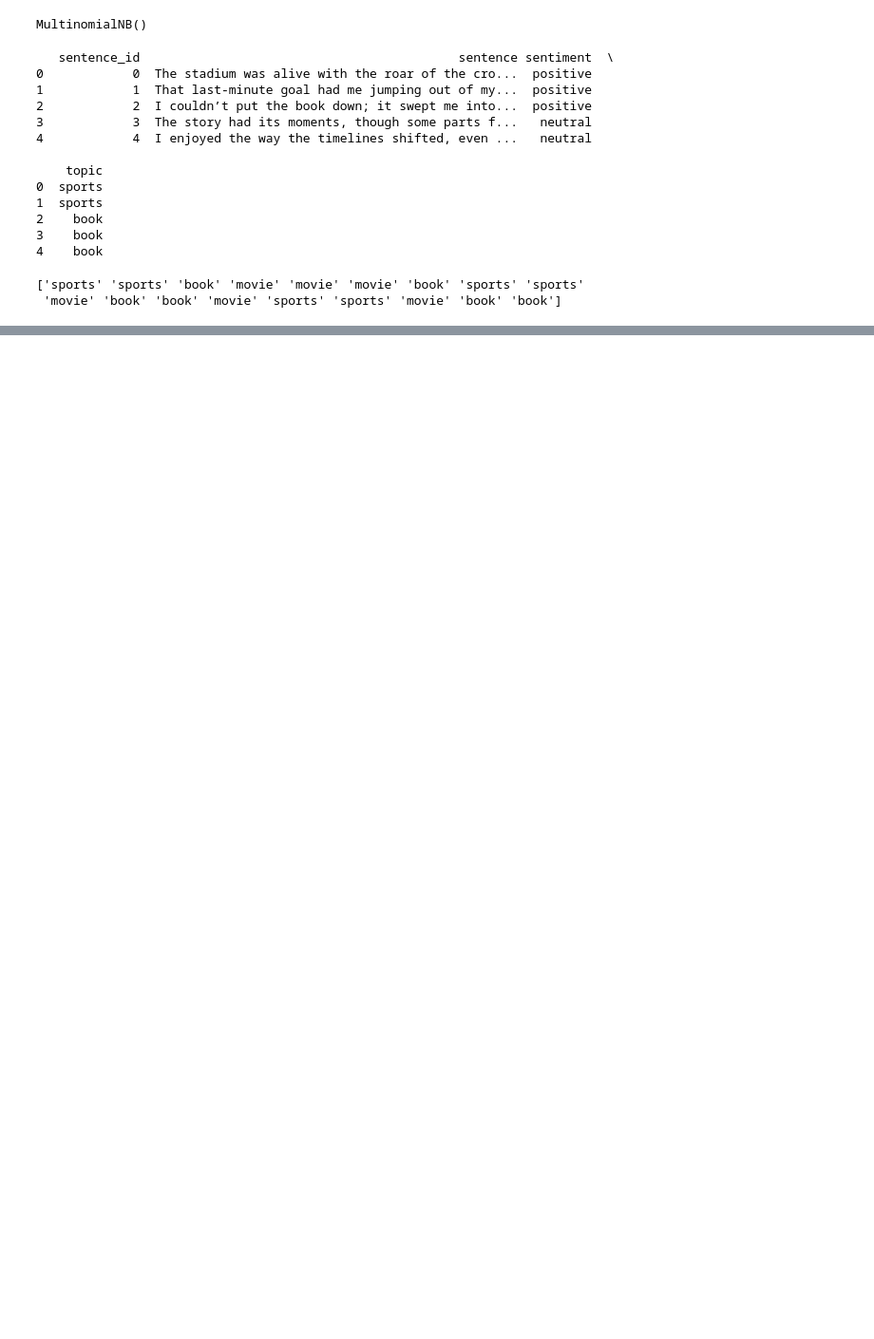
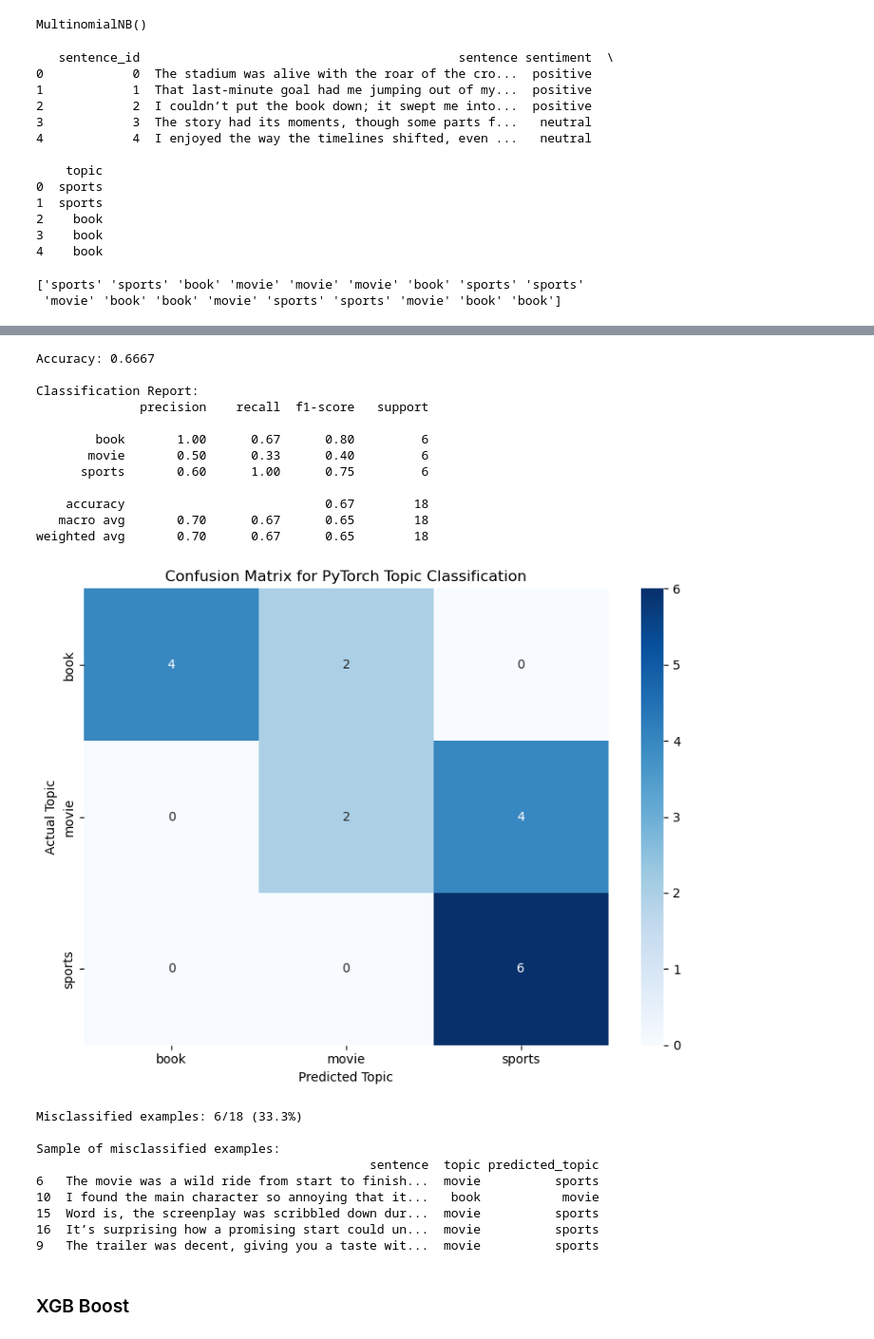
Before and after one commit to watjurk/vrije-project-TM, a Jupyter notebook: src/augustas_topic.ipynb, the cells around one changed output, grey strips where cells are left out. Shown at 95% size. Drawn from its saved outputs; the diff is of its cells as text; code cells hidden in the pictures; blank space fills up the shorter version.

Commit message:
XGBoost model

```diff
--- a/src/augustas_topic.ipynb
+++ b/src/augustas_topic.ipynb
@@ -282,0 +408,62 @@ Sample of misclassified examples:
+# %%
+from sklearn.metrics import accuracy_score, classification_report, confusion_matrix
+
+# Print accuracy
+accuracy = accuracy_score(topic_test_df['topic'], predictions)
+print(f"Accuracy: {accuracy:.4f}")
+
+# Print detailed classification report
+print("\nClassification Report:")
+print(classification_report(topic_test_df['topic'], predictions))
+
+# Create confusion matrix
+cm = confusion_matrix(topic_test_df['topic'], predictions)
+
+# Plot confusion matrix
+plt.figure(figsize=(8, 6))
+sn.heatmap(cm, annot=True, fmt='d', cmap='Blues',
+           xticklabels=le.classes_,  # Use LabelEncoder classes instead of model.classes_
+           yticklabels=le.classes_)  # Use LabelEncoder classes instead of model.classes_
+plt.xlabel('Predicted Topic')
+plt.ylabel('Actual Topic')
+plt.title('Confusion Matrix for PyTorch Topic Classification')
+plt.tight_layout()
+plt.show()
+
+# Create a DataFrame with test examples and predictions for analysis
+results_df = topic_test_df.copy()
+results_df['predicted_topic'] = predictions
+
+# Show misclassified examples
+misclassified = results_df[results_df['topic'] != results_df['predicted_topic']]
+print(f"\nMisclassified examples: {len(misclassified)}/{len(results_df)} ({len(misclassified)/len(results_df):.1%})")
+
+if len(misclassified) > 0:
+    print("\nSample of misclassified examples:")
+    sample_size = min(5, len(misclassified))
+    print(misclassified[['sentence', 'topic', 'predicted_topic']].sample(sample_size))
+# %% [output]
+Accuracy: 0.6667
+
+Classification Report:
+              precision    recall  f1-score   support
+
+        book       1.00      0.67      0.80         6
+       movie       0.50      0.33      0.40         6
+      sports       0.60      1.00      0.75         6
+
+    accuracy                           0.67        18
+   macro avg       0.70      0.67      0.65        18
+weighted avg       0.70      0.67      0.65        18
+[figure, added]
+Misclassified examples: 6/18 (33.3%)
+
+Sample of misclassified examples:
+                                             sentence  topic predicted_topic
+6   The movie was a wild ride from start to finish...  movie          sports
+10  I found the main character so annoying that it...   book           movie
+15  Word is, the screenplay was scribbled down dur...  movie          sports
+16  It’s surprising how a promising start could un...  movie          sports
+9   The trailer was decent, giving you a taste wit...  movie          sports
+# %% [markdown]
+### XGB Boost
```
Also changed, not shown: parts of 6 cells of this notebook, 2 other files.
